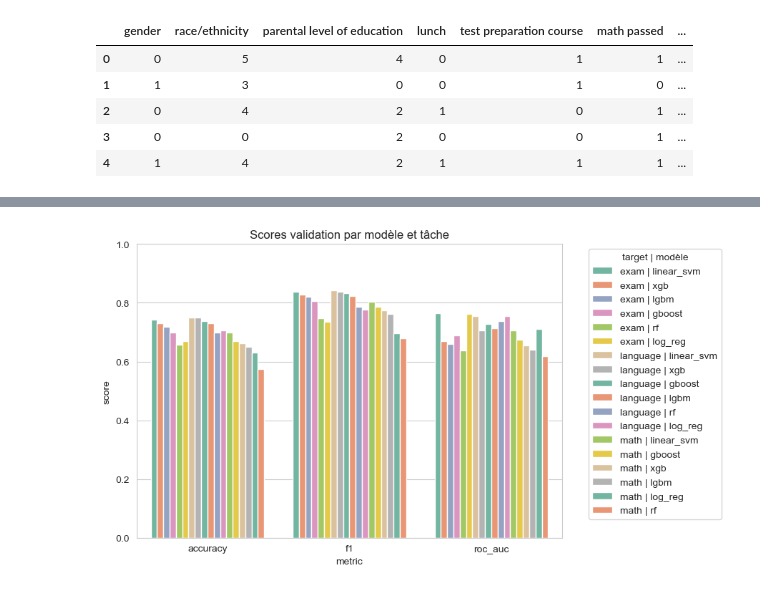
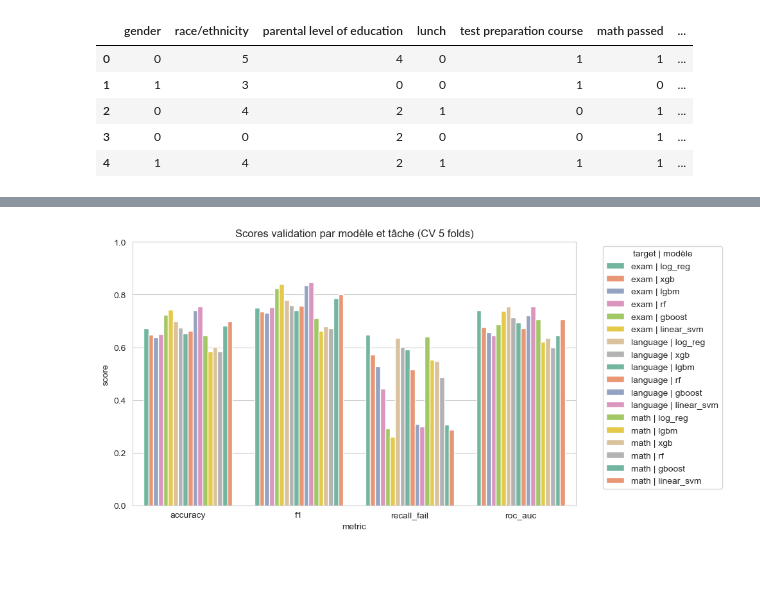
Before and after one commit to Dorsumsellae/Programmation-avancee-Projet-d-examen-Students-Performance-in-Exams, a Jupyter notebook: notebooks/04b_modeling_by_classification.ipynb, the cells around one changed output, grey strips where cells are left out. Drawn from its saved outputs; the diff is of its cells as text; code cells hidden in the pictures.

```diff
--- a/notebooks/04b_modeling_by_classification.ipynb
+++ b/notebooks/04b_modeling_by_classification.ipynb
@@ -8,11 +8,16 @@ import pandas as pd
 import numpy as np
 from pathlib import Path
 import joblib
-from sklearn.model_selection import train_test_split
-from sklearn.metrics import accuracy_score, f1_score, roc_auc_score, classification_report
+from collections import OrderedDict
+from sklearn.compose import ColumnTransformer
+from sklearn.preprocessing import OneHotEncoder
+from sklearn.pipeline import Pipeline
+from sklearn.model_selection import StratifiedKFold, cross_validate
+from sklearn.metrics import accuracy_score, f1_score, roc_auc_score, classification_report, recall_score, make_scorer
 from sklearn.linear_model import LogisticRegression
 from sklearn.ensemble import RandomForestClassifier, GradientBoostingClassifier
 from sklearn.calibration import CalibratedClassifierCV
+from sklearn.svm import LinearSVC
 from sklearn.base import clone
 from xgboost import XGBClassifier
 from lightgbm import LGBMClassifier
@@ -21,6 +26,7 @@ import matplotlib.pyplot as plt
 
 sns.set_style("whitegrid")
 RANDOM_STATE = 42  # graine unique pour rendre les runs reproductibles
+CV_SPLITS = 5      # validation croisée stratifiée pour limiter la variance sur petit jeu (640 obs)
 # %%
 # Chargement des jeux train/test prétraités
 train_path = Path('..') / 'data' / 'processed' / 'train.csv'
@@ -75,31 +83,21 @@ tasks = {
     },
 }
 # %%
-# Split train/validation pour chaque tâche
-from collections import OrderedDict
+# Préparation des jeux train/test par tâche (sans encodage ici)
 
 data_splits = OrderedDict()
 for task_name, spec in tasks.items():
     feat_cols = spec["features"]
     target = spec["target"]
 
-    X_full = train_df[feat_cols]
-    y_full = train_df[target]
+    X_train = train_df[feat_cols]
+    y_train = train_df[target]
     X_test_holdout = test_df[feat_cols]
     y_test_holdout = test_df[target]
 
-    # On conserve la proportion de classes avec stratify pour éviter les splits déséquilibrés
-    X_train, X_val, y_train, y_val = train_test_split(
-        X_full, y_full, test_size=0.2, stratify=y_full, random_state=RANDOM_STATE
-    )
-
     data_splits[task_name] = {
         "X_train": X_train,
-        "X_val": X_val,
         "y_train": y_train,
-        "y_val": y_val,
         "X_test": X_test_holdout,
         "y_test": y_test_holdout,
     }
-
-    print(f"Tâche: {task_name} -> Train: {X_train.shape}, Val: {X_val.shape}, Test: {X_test_holdout.shape}")
@@ -364,17 +429,17 @@ Scores sur test (meilleur modèle par tâche):
 # %%
-# Visualisation des métriques validation (accuracy / f1 / roc_auc)
-plot_df = df_res.melt(id_vars=["target_task", "model"], value_vars=["accuracy", "f1", "roc_auc"], var_name="metric", value_name="score")
+# Visualisation des métriques validation (accuracy / f1 / recall_fail / roc_auc)
+plot_df = df_res.melt(id_vars=["target_task", "model"], value_vars=["accuracy", "f1", "recall_fail", "roc_auc"], var_name="metric", value_name="score")
 plot_df["label"] = plot_df["target_task"].astype(str) + " | " + plot_df["model"]
 
-plt.figure(figsize=(9, 5))
+plt.figure(figsize=(10, 5))
 sns.barplot(data=plot_df, x="metric", y="score", hue="label", palette="Set2")
-plt.title("Scores validation par modèle et tâche")
+plt.title("Scores validation par modèle et tâche (CV 5 folds)")
 plt.ylim(0, 1)
 plt.legend(title="target | modèle", bbox_to_anchor=(1.05, 1), loc="upper left")
 plt.tight_layout()
 plt.show()
 # %% [output]
-[figure, old version]
+[figure, new version]
 # %%
 # Matrice de confusion sur le test pour le meilleur modèle de chaque tâche
 from sklearn.metrics import ConfusionMatrixDisplay
```
Also changed, not shown: parts of 12 cells of this notebook.
